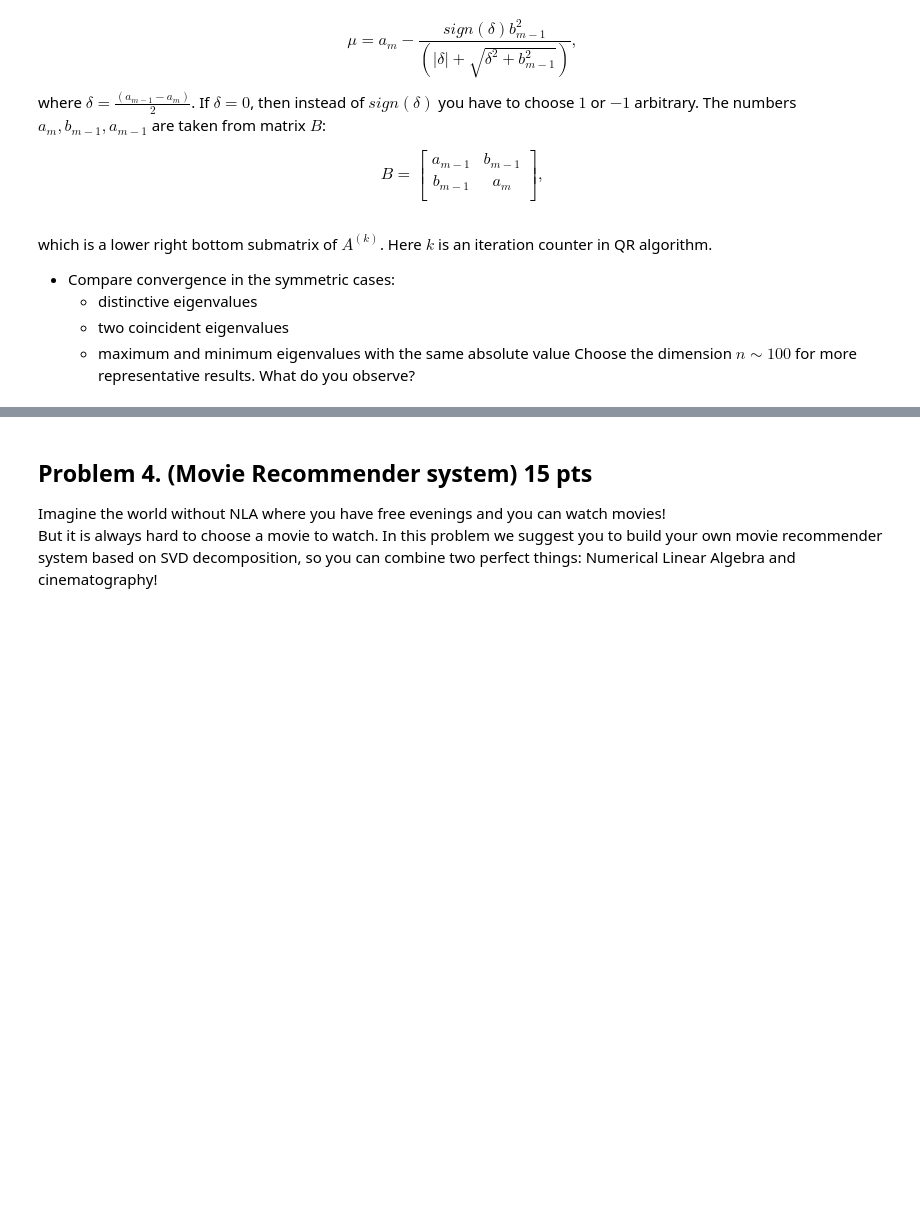
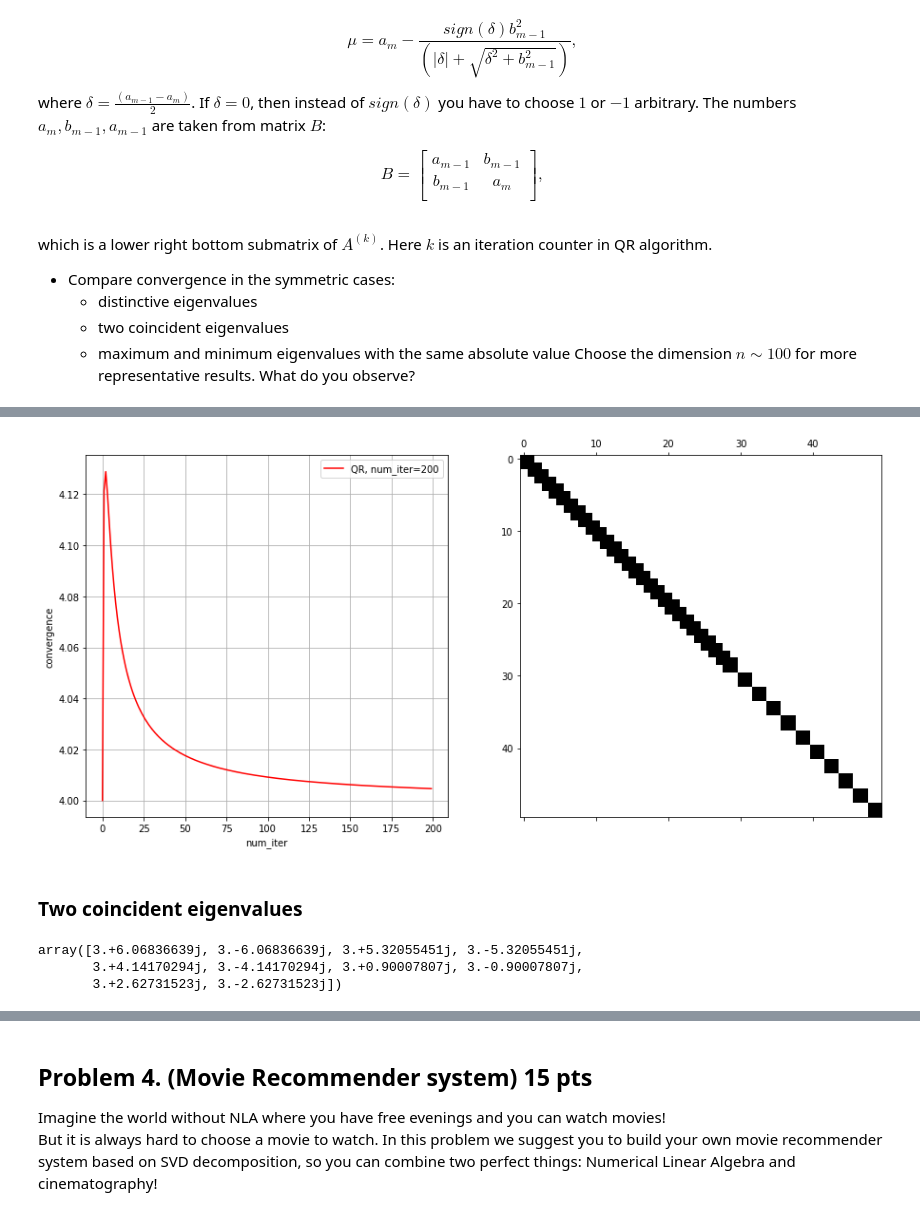
Before and after one commit to prosvirinKir/Numerical-Linear-Algebra, a Jupyter notebook: NLA_HW2_ProsvirinKV_.ipynb, the cells around one changed output, grey strips where cells are left out. Drawn from its saved outputs; the diff is of its cells as text; code cells hidden in the pictures; blank space fills up the shorter version.

```diff
--- a/NLA_HW2_ProsvirinKV_.ipynb
+++ b/NLA_HW2_ProsvirinKV_.ipynb
@@ -435,0 +828,21 @@ def qr_algorithm_wilkinson(A_init, num_iter):
+# %%
+def wilkinson_shift(a, b, c):
+    delta = (a - c) / 2
+    # if delta == 0:
+    #     delta = -1
+    mu = c - np.sign(delta) * b**2 / (abs(delta) + np.sqrt(delta**2 + b**2))
+    # print(mu)
+    return  mu
+
+def qr_algorithm_wilkinson(A_init, num_iter):
+    # enter your code here
+    Ak = hessenberg(A_init)
+    n = Ak.shape[0]
+    convergence = [0] * num_iter
+    convergence[0] = np.linalg.norm(Ak, ord=np.inf)
+    for k in range(1, num_iter):
+        mu = wilkinson_shift(Ak[n - 2, n - 2], Ak[n - 2, n - 1], Ak[n - 1, n - 1])
+        Qk, Rk = np.linalg.qr(Ak - mu * np.identity(n))
+        Ak = Rk.dot(Qk) + mu * np.identity(n)
+        convergence[k] = np.linalg.norm(Ak, ord=np.inf)
+    return Ak, convergence
@@ -435,0 +866,33 @@ def qr_algorithm_wilkinson(A_init, num_iter):
+# %%
+n = 50
+ex = np.ones(n)
+A = spsp.spdiags(np.vstack((-1*ex,  2*ex, -1*ex)), [-1, 0, 1], n, n, 'csr')
+# A = np.array([[0, 1], [1, 0]])
+num_iter = 200
+Ak_wilkinson, convergence_wilkinson = qr_algorithm_wilkinson(A.toarray(), num_iter)
+# Ak, convergence = qr_algorithm(A.toarray(), num_iter)
+# %%
+plt.figure(figsize=(15, 7))
+plt.subplot(1, 2, 1)
+
+plt.plot(convergence_wilkinson, color='red', label=f'QR, num_iter={num_iter}')
+plt.ylabel("convergence")
+plt.xlabel("num_iter")
+
+plt.legend()
+plt.grid()
+
+plt.subplot(1, 2, 2)
+plt.spy(Ak_wilkinson, precision=1e-7)
+plt.show()
+# %% [output]
+[figure, added]
+# %% [markdown]
+### Two coincident eigenvalues
+# %%
+A = spsp.spdiags(np.vstack((5*ex,  3*ex, -2*ex)), [-1, 0, 1], 10, 10, 'csr')
+np.linalg.eigvals(A.toarray())
+# %% [output]
+array([3.+6.06836639j, 3.-6.06836639j, 3.+5.32055451j, 3.-5.32055451j,
+       3.+4.14170294j, 3.-4.14170294j, 3.+0.90007807j, 3.-0.90007807j,
+       3.+2.62731523j, 3.-2.62731523j])
```
Also changed, not shown: parts of 35 cells of this notebook.
